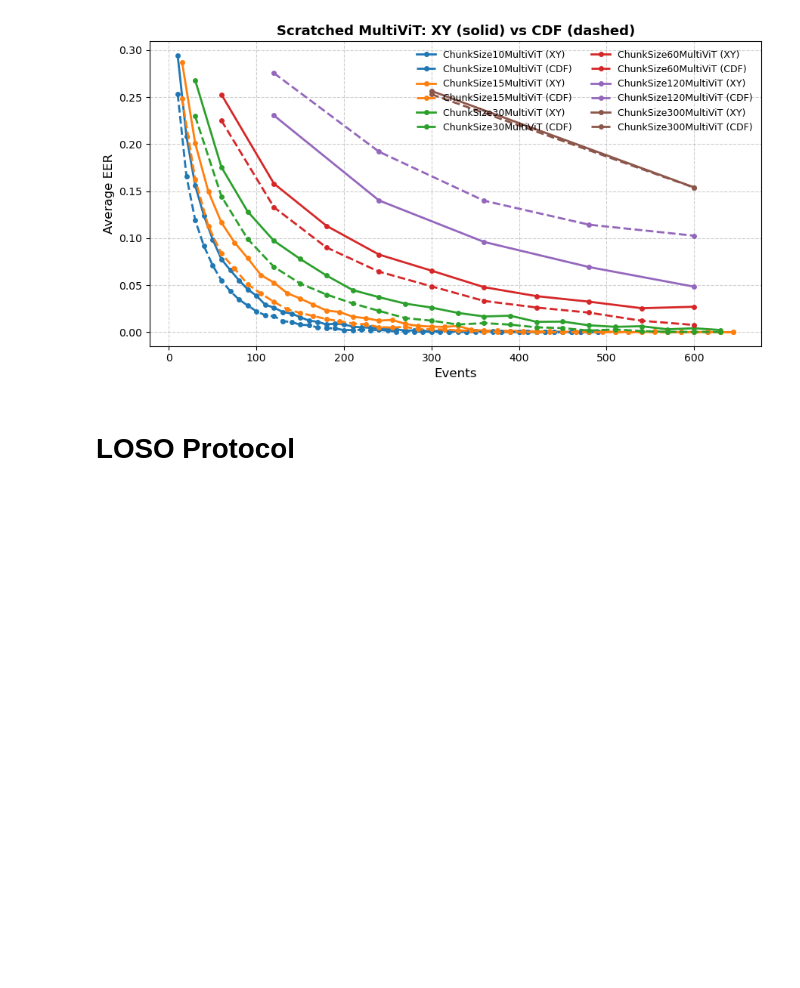
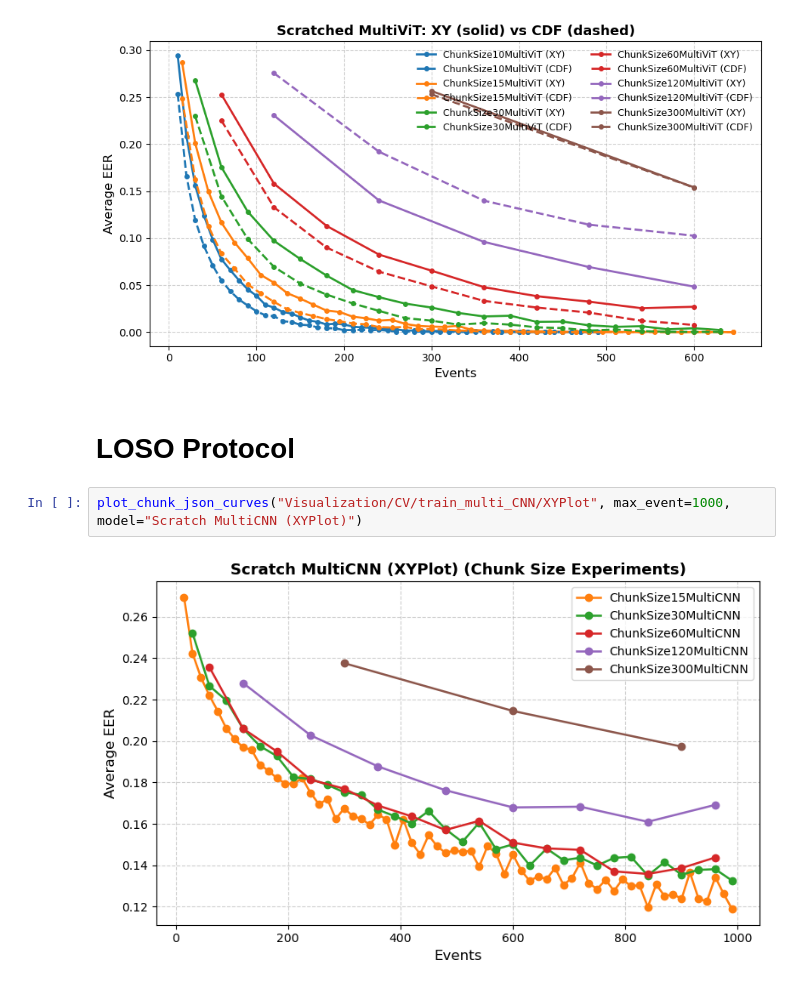
Before and after one commit to S-lijun/Mouse_Dynamics, a Jupyter notebook: Results.ipynb, the cells around one changed output. Cells and saved outputs as stored; diff of their text form; blank space fills up the shorter version.

```diff
--- a/Results.ipynb
+++ b/Results.ipynb
@@ -505,6 +505,10 @@ plot_chunk_xy_cdf_curves(
 [figure]
 # %% [markdown]
 # LOSO Protocol
+# %%
+plot_chunk_json_curves("Visualization/CV/train_multi_CNN/XYPlot", max_event=1000, model="Scratch MultiCNN (XYPlot)")
+# %% [output]
+[figure, added]
 # %%
 plot_chunk_xy_cdf_curves(
     xy_dir="Visualization/CV/train_multi_pretrained_CNN/XYPlot",
```
Also changed, not shown: parts of 1 cell of this notebook, 7 other files.
